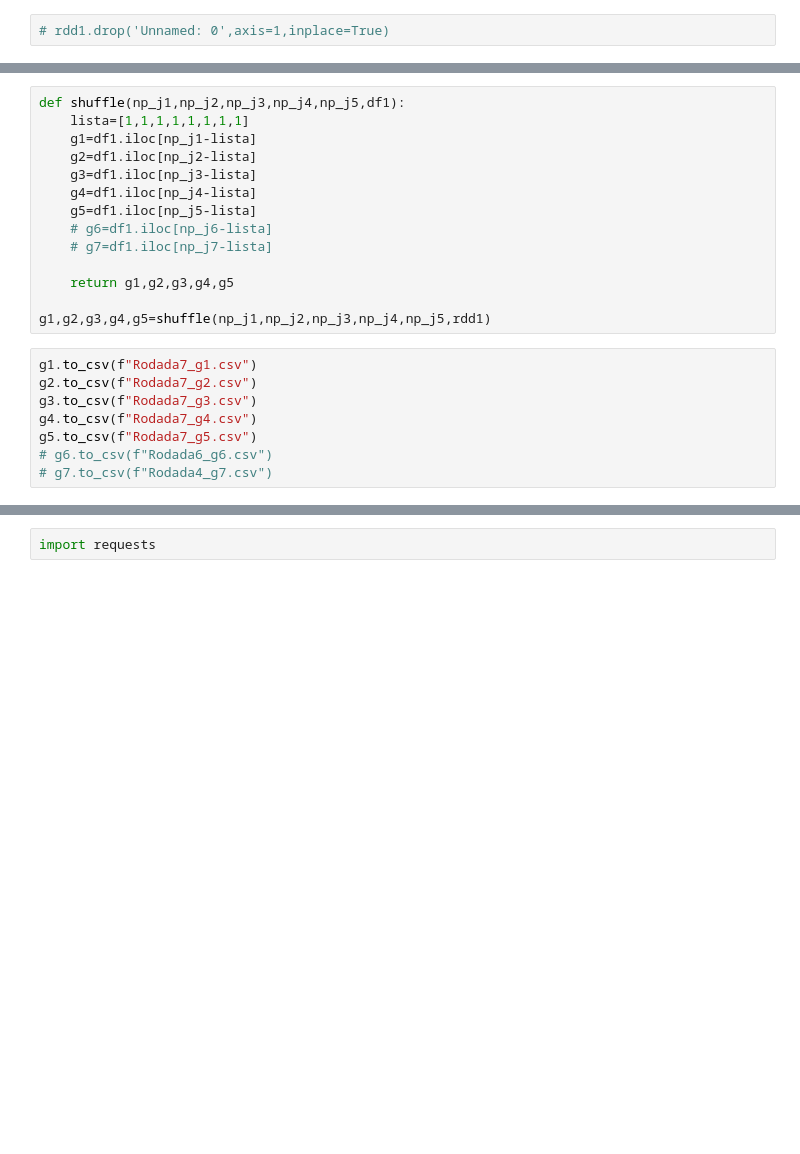
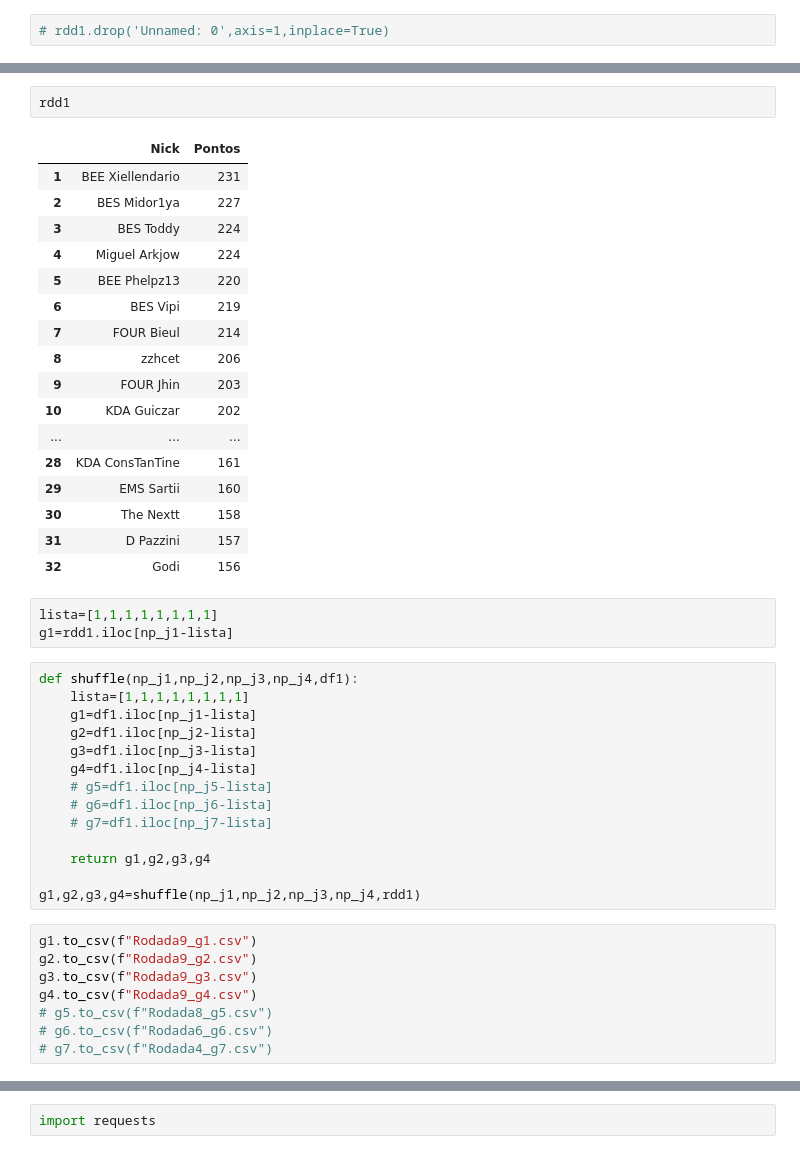
Before and after one commit to arthurslins/tft_liga_dos_leoes, a Jupyter notebook: teste2.ipynb, the cells around one changed output, grey strips where cells are left out. Cells and saved outputs as stored; diff of their text form; blank space fills up the shorter version.

```diff
--- a/teste2.ipynb
+++ b/teste2.ipynb
@@ -214,23 +207,46 @@ np_j5=np.array([5,6,11,16,21,26,31,36])
+# %%
+rdd1
+# %% [output]
+|  | Nick | Pontos |
+| 1 | BEE Xiellendario | 231 |
+| 2 | BES Midor1ya | 227 |
+| 3 | BES Toddy | 224 |
+| 4 | Miguel Arkjow | 224 |
+| 5 | BEE Phelpz13 | 220 |
+| 6 | BES Vipi | 219 |
+| 7 | FOUR Bieul | 214 |
+| 8 | zzhcet | 206 |
+| 9 | FOUR Jhin | 203 |
+| 10 | KDA Guiczar | 202 |
+| ... | ... | ... |
+| 28 | KDA ConsTanTine | 161 |
+| 29 | EMS Sartii | 160 |
+| 30 | The Nextt | 158 |
+| 31 | D Pazzini | 157 |
+| 32 | Godi | 156 |
+# %%
+lista=[1,1,1,1,1,1,1,1]
+g1=rdd1.iloc[np_j1-lista]
 # %%
-def shuffle(np_j1,np_j2,np_j3,np_j4,np_j5,df1):
+def shuffle(np_j1,np_j2,np_j3,np_j4,df1):
     lista=[1,1,1,1,1,1,1,1]
     g1=df1.iloc[np_j1-lista]
     g2=df1.iloc[np_j2-lista]
     g3=df1.iloc[np_j3-lista]
     g4=df1.iloc[np_j4-lista]
-    g5=df1.iloc[np_j5-lista]
+    # g5=df1.iloc[np_j5-lista]
     # g6=df1.iloc[np_j6-lista]
     # g7=df1.iloc[np_j7-lista]
 
-    return g1,g2,g3,g4,g5
+    return g1,g2,g3,g4
 
-g1,g2,g3,g4,g5=shuffle(np_j1,np_j2,np_j3,np_j4,np_j5,rdd1)
+g1,g2,g3,g4=shuffle(np_j1,np_j2,np_j3,np_j4,rdd1)
 # %%
-g1.to_csv(f"Rodada7_g1.csv")
-g2.to_csv(f"Rodada7_g2.csv")
-g3.to_csv(f"Rodada7_g3.csv")
-g4.to_csv(f"Rodada7_g4.csv")
-g5.to_csv(f"Rodada7_g5.csv")
+g1.to_csv(f"Rodada9_g1.csv")
+g2.to_csv(f"Rodada9_g2.csv")
+g3.to_csv(f"Rodada9_g3.csv")
+g4.to_csv(f"Rodada9_g4.csv")
+# g5.to_csv(f"Rodada8_g5.csv")
 # g6.to_csv(f"Rodada6_g6.csv")
 # g7.to_csv(f"Rodada4_g7.csv")
 # %%
```
Also changed, not shown: parts of 15 cells of this notebook, 7 other files.
